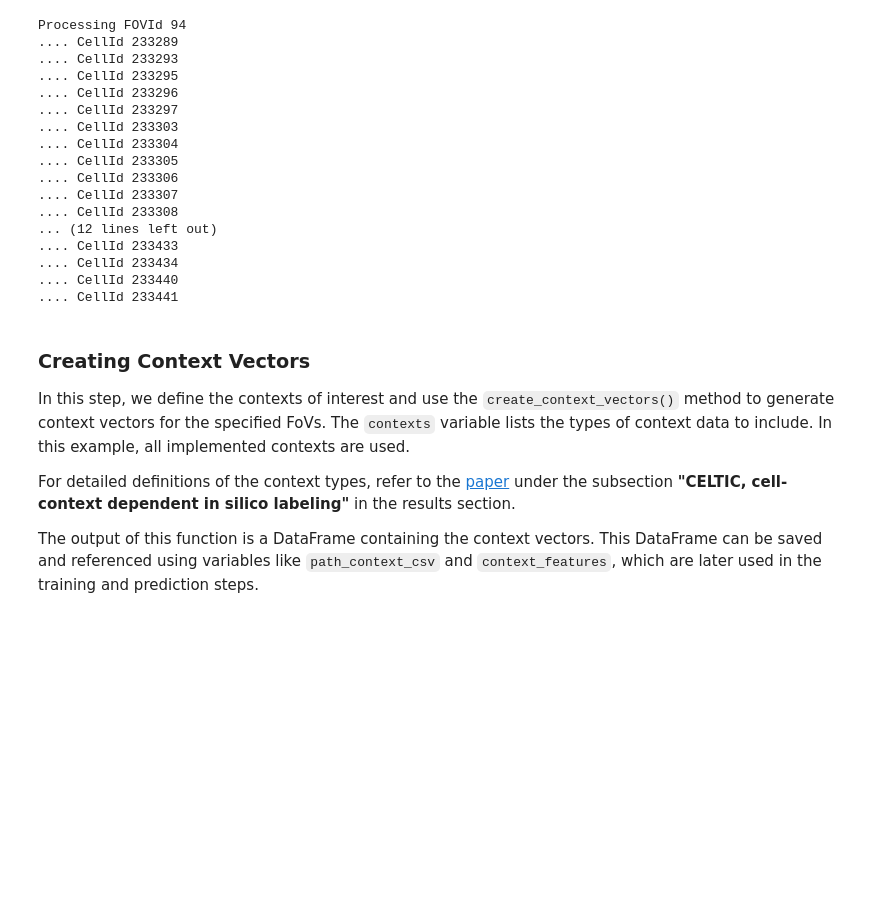
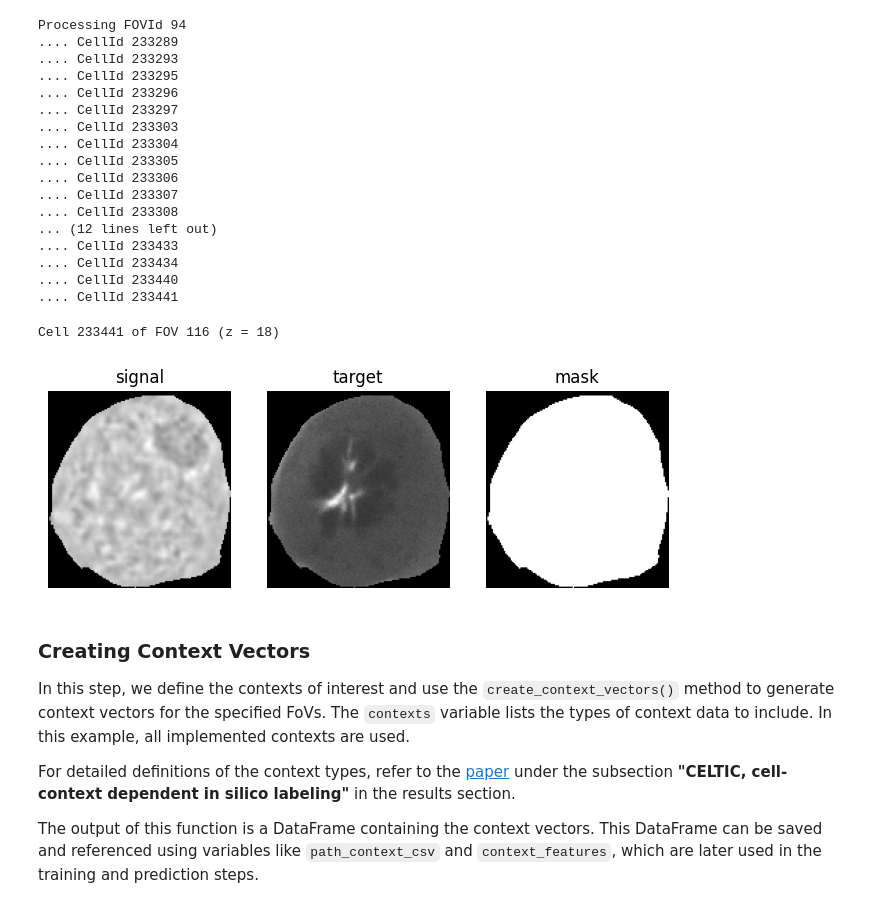
Before and after one commit to zaritskylab/CELTIC, a Jupyter notebook: examples/context_creation.ipynb, the cells around one changed output. Drawn from its saved outputs; the diff is of its cells as text; code cells hidden in the pictures; blank space fills up the shorter version.

```diff
--- a/examples/context_creation.ipynb
+++ b/examples/context_creation.ipynb
@@ -69,6 +90,21 @@ Processing FOVId 94
 .... CellId 233434
 .... CellId 233440
 .... CellId 233441
+# %%
+# A cropped single cell example
+fov_id = 116
+cell_id = 233441
+
+image_types = ['signal', 'target', 'mask']
+images = [tifffile.imread(f'{creator.single_cell_image_dir}/{fov_id}_{cell_id}_{image_type}.tiff') for image_type in image_types]
+z = images[0].shape[0]//2
+images = [img[z] for img in images]
+show_images_subplots(shape=(1,3), images=images, titles=image_types, figsize=(8,15), cmap='gray', axis_off=True)
+
+print(f"Cell {cell_id} of FOV {fov_id} (z = {z})")
+# %% [output]
+Cell 233441 of FOV 116 (z = 18)
+[figure, added]
 # %% [markdown]
 ### Creating Context Vectors
 
```
Also changed, not shown: parts of 15 cells of this notebook, 19 other files.
